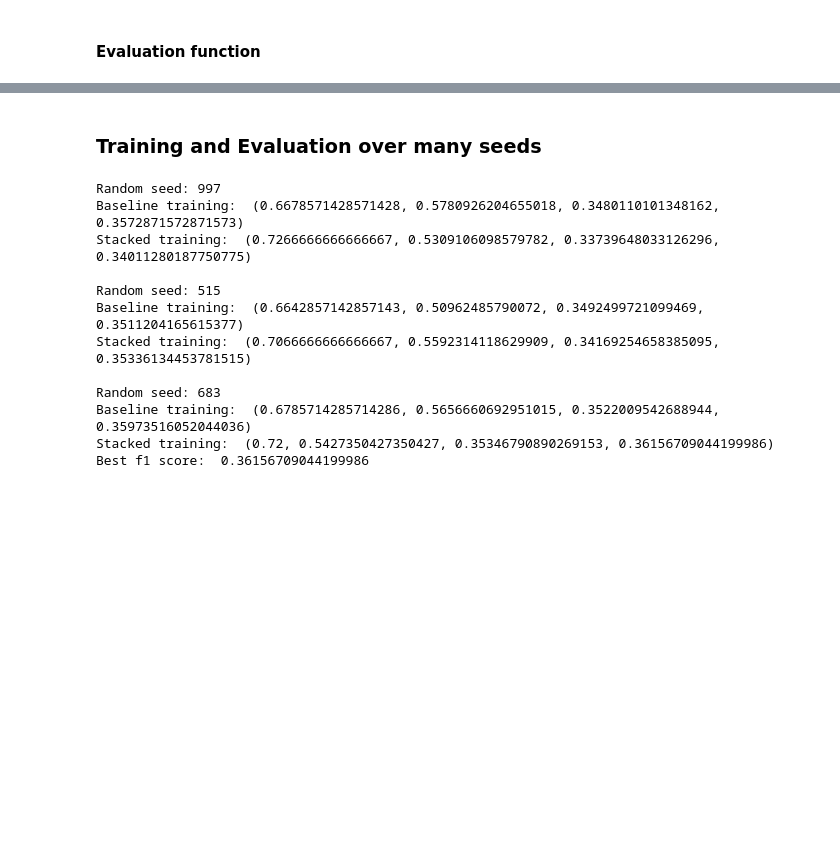
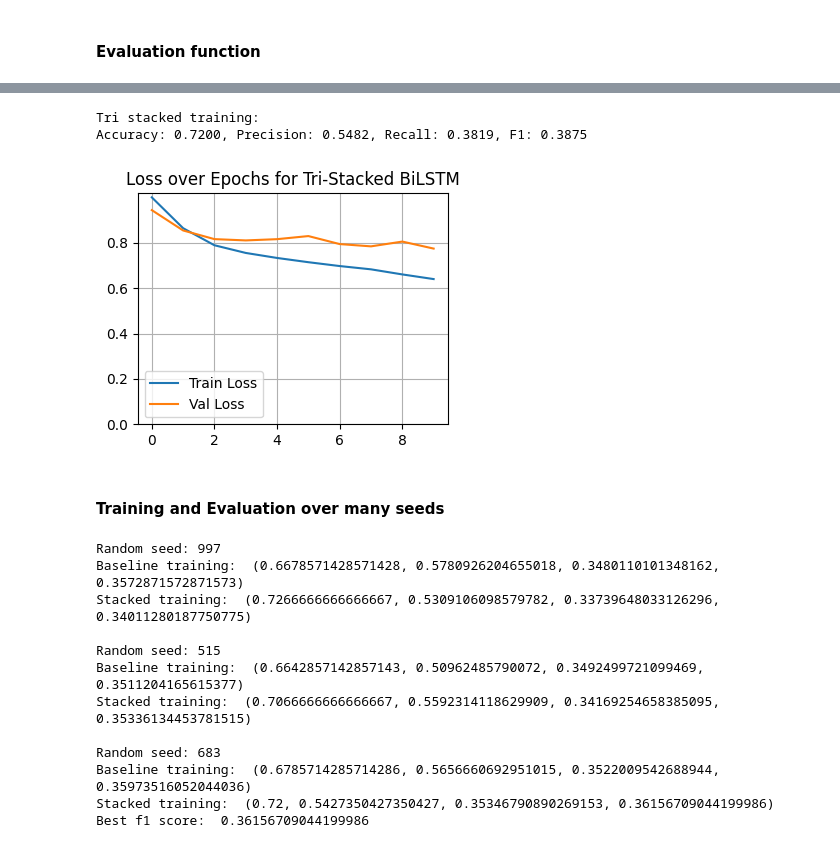
Before and after one commit to mattialodi0/progNLP, a Jupyter notebook: assignment-1/draft.ipynb, the cells around one changed output, grey strips where cells are left out. Drawn from its saved outputs; the diff is of its cells as text; code cells hidden in the pictures; blank space fills up the shorter version.

```diff
--- a/assignment-1/draft.ipynb
+++ b/assignment-1/draft.ipynb
@@ -1099,5 +1225,25 @@ def eval_model(model, loader, device):
+# %%
+tri_stacked_model = BiLSTMClassifier(embedding_matrix, hidden_dim=hidden_dim, num_layers=3)
+tri_stacked_model.to(device)
+optimizer = optim.Adam(tri_stacked_model.parameters(), lr=lr)
+tri_stacked_model_history = train_loop(tri_stacked_model, num_epochs, train_loader, val_loader, optimizer, criterion, device, verbose=False)
+report = eval_model(tri_stacked_model, val_loader, device)
+print("Tri stacked training: ")
+print("Accuracy: {:.4f}, Precision: {:.4f}, Recall: {:.4f}, F1: {:.4f}".format(report[0], report[1], report[2], report[3]))
+plt.figure(figsize=(4,3))
+plt.plot(tri_stacked_model_history['train_loss'], label='Train Loss')
+plt.plot(tri_stacked_model_history['val_loss'], label='Val Loss')
+plt.yticks(np.arange(0, 1, 0.2))
+plt.title('Loss over Epochs for Tri-Stacked BiLSTM')
+plt.grid()
+plt.legend()
+plt.show()
+# %% [output]
+Tri stacked training:
+Accuracy: 0.7200, Precision: 0.5482, Recall: 0.3819, F1: 0.3875
+[figure, added]
 # %% [markdown]
-### Training and Evaluation over many seeds
+#### Training and Evaluation over many seeds
 # %%
 best_model = None
 best_history = None
```
Also changed, not shown: parts of 20 cells of this notebook.
